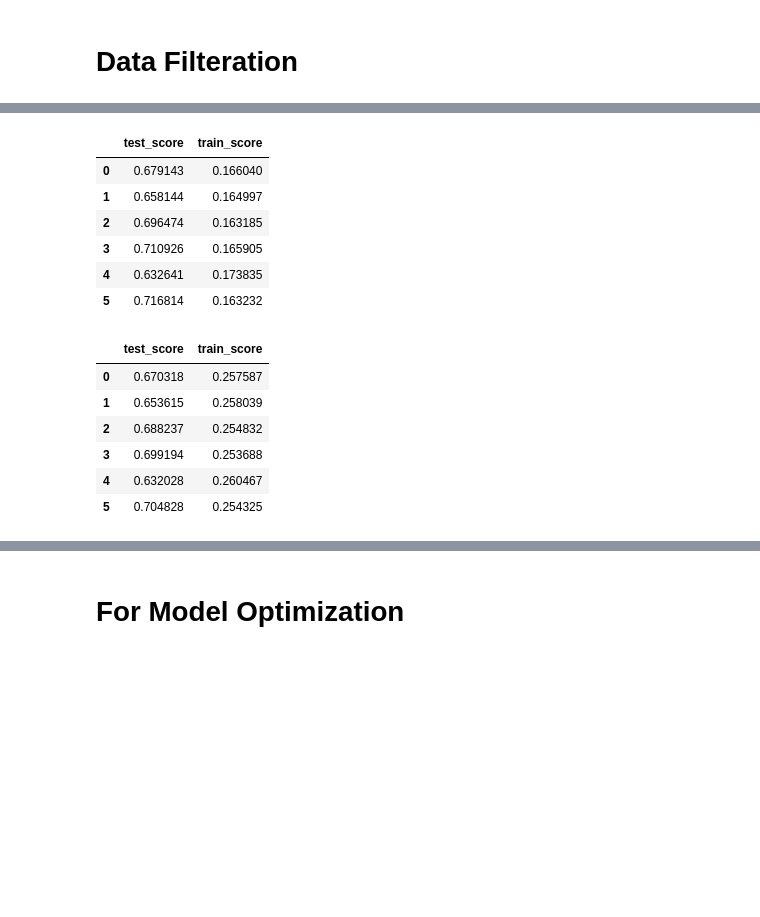
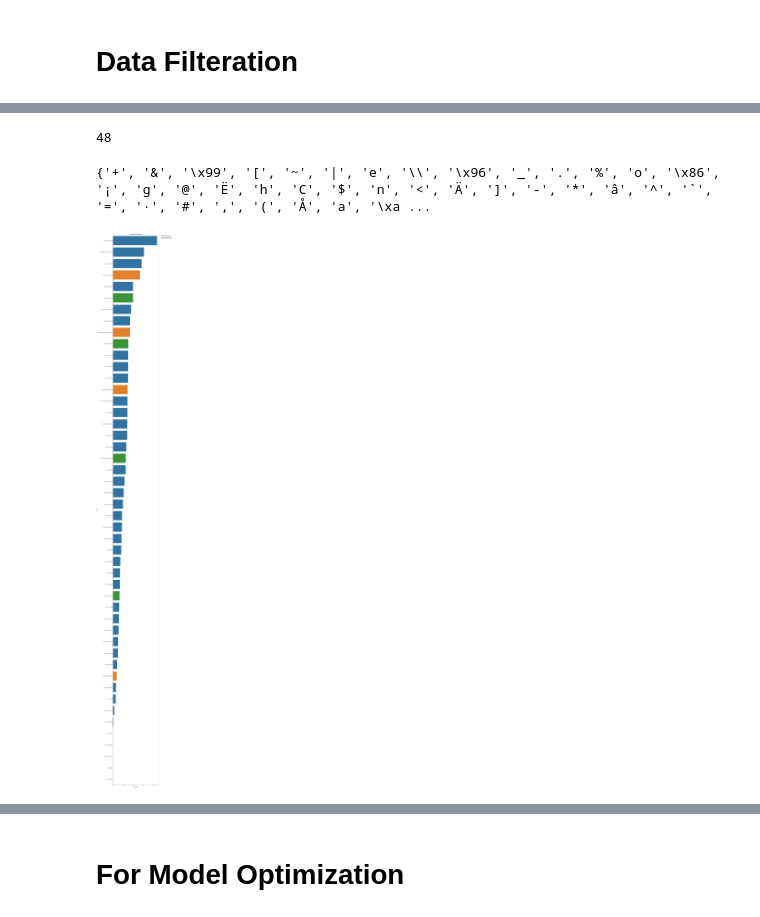
Before and after one commit to kirtan517/Linking-Writing-Processes-to-Writing-Quality, a Jupyter notebook: Main.ipynb, the cells around one changed output, grey strips where cells are left out. Cells and saved outputs as stored; diff of their text form; code cells hidden in the pictures; blank space fills up the shorter version.

Commit message:
added paragraph level features

```diff
--- a/Main.ipynb
+++ b/Main.ipynb
@@ -321 +457,23 @@ train_postprocessed_df
+# %%
+len(feature_importances_values)
+# %% [output]
+48
+# %%
+print(set("".join(train_logs_df["text_change"].unique())))
+# %% [output]
+{'+', '&', '\x99', '[', '~', '|', 'e', '\\', '\x96', '_', '.', '%', 'o', '\x86', '¡', 'g', '@', 'Ë', 'h', 'C', '$', 'n', '<', 'Ä', ']', '-', '*', 'â', '^', '`', '=', '·', '#', ',', '(', 'Å', 'a', '\xa ...
+# %%
+feature_importances_values = np.asarray([model.feature_importances_ for model in models_dict.values()]).mean(axis=0)
+feature_importance_df = pd.DataFrame({'name': train_postprocessed_df.columns, 'importance': feature_importances_values})
+feature_importance_df = feature_importance_df.sort_values('importance', ascending=False)
+feature_importance_df['group'] = feature_importance_df['name'].apply(
+    lambda x: 'sentence features' if 'sent' in x else 'paragraph features' if 'paragraph' in x else 'other features')
+
+plt.figure(figsize=(10, 120))
+ax = sns.barplot(data=feature_importance_df, x='importance', y='name', hue='group', dodge=False)
+ax.set_title(f"Mean feature importances")
+plt.legend(bbox_to_anchor=(1.05, 1), loc='upper left', borderaxespad=0)
+plt.show()
+# %% [output]
+[figure, added]
 # %%
@@ -340,25 +498,5 @@ model = GradientBoostingRegressor(
 # %%
 results = performCrossValidation(model,train_postprocessed_df,train_logs_df,y,aggregation=True)
-# %%
-results
-# %% [output]
-|  | test_score | train_score |
-| 0 | 0.679143 | 0.166040 |
-| 1 | 0.658144 | 0.164997 |
-| 2 | 0.696474 | 0.163185 |
-| 3 | 0.710926 | 0.165905 |
-| 4 | 0.632641 | 0.173835 |
-| 5 | 0.716814 | 0.163232 |
-# %%
-results
-# %% [output]
-|  | test_score | train_score |
-| 0 | 0.670318 | 0.257587 |
-| 1 | 0.653615 | 0.258039 |
-| 2 | 0.688237 | 0.254832 |
-| 3 | 0.699194 | 0.253688 |
-| 4 | 0.632028 | 0.260467 |
-| 5 | 0.704828 | 0.254325 |
 # %%
 results
 # %% [output]
```
Also changed, not shown: parts of 11 cells of this notebook, 1 other file.
